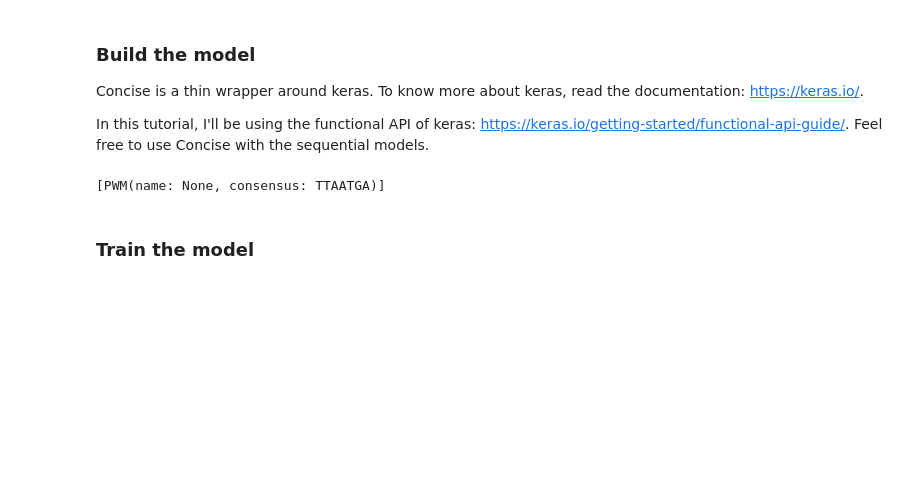
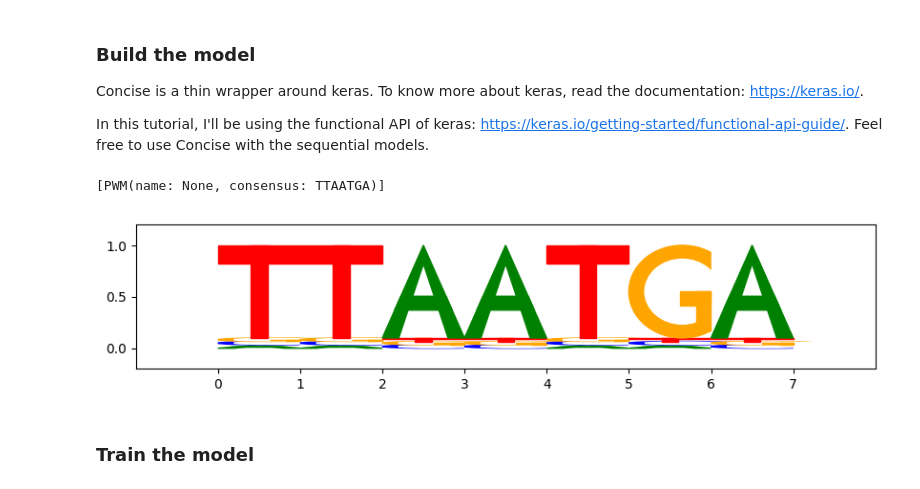
Before and after one commit to gagneurlab/concise, a Jupyter notebook: nbs/01-simulated-data.ipynb, the cells around one changed output. Saved outputs shown, nothing was run; the diff lists cells and outputs as text; code cells hidden in the pictures; blank space fills up the shorter version.

```diff
--- a/nbs/01-simulated-data.ipynb
+++ b/nbs/01-simulated-data.ipynb
@@ -110,6 +114,10 @@ motif_width = 7
 pwm_list
 # %% [output]
 [PWM(name: None, consensus: TTAATGA)]
+# %%
+pwm_list[0].plotPWM()
+# %% [output]
+[figure, added]
 # %%
 np.random.seed(42)
 
```
Also changed, not shown: parts of 2 cells of this notebook, 4 other files.
